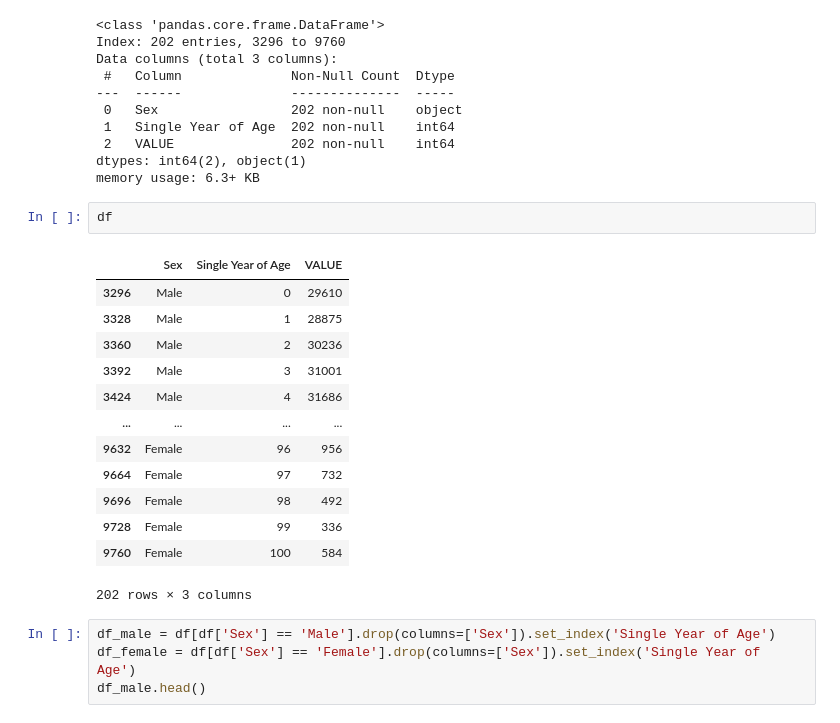
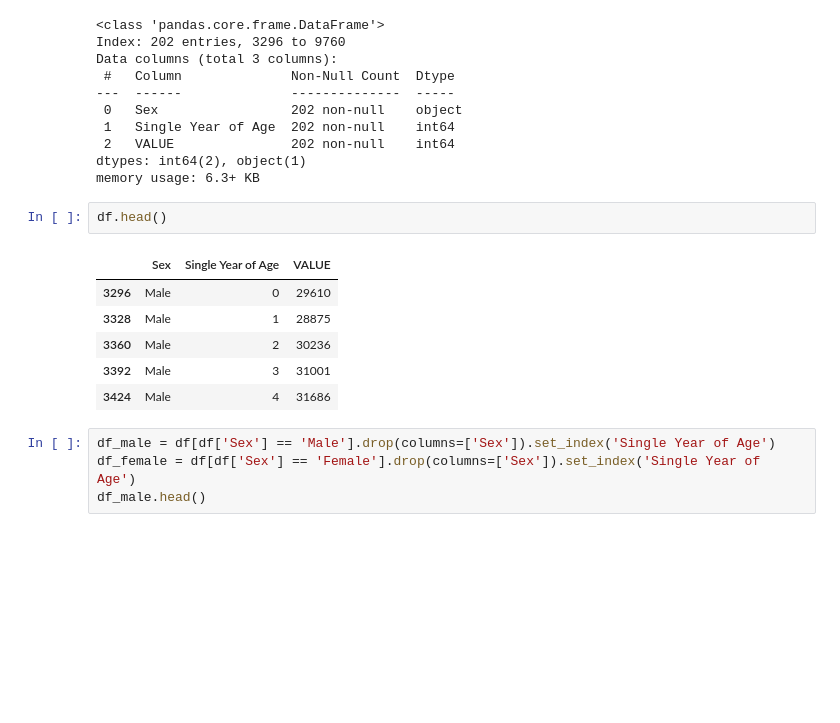
Before and after one commit to CeamanCollins/PFDA, a Jupyter notebook: assignments/assignment05-population.ipynb, the cells around one changed output. Saved outputs shown, nothing was run; the diff lists cells and outputs as text; blank space fills up the shorter version.

```diff
--- a/assignments/assignment05-population.ipynb
+++ b/assignments/assignment05-population.ipynb
@@ -76,21 +76,14 @@ Data columns (total 3 columns):
 dtypes: int64(2), object(1)
 memory usage: 6.3+ KB
 # %%
-df
+df.head()
 # %% [output]
 |  | Sex | Single Year of Age | VALUE |
 | 3296 | Male | 0 | 29610 |
 | 3328 | Male | 1 | 28875 |
 | 3360 | Male | 2 | 30236 |
 | 3392 | Male | 3 | 31001 |
 | 3424 | Male | 4 | 31686 |
-| ... | ... | ... | ... |
-| 9632 | Female | 96 | 956 |
-| 9664 | Female | 97 | 732 |
-| 9696 | Female | 98 | 492 |
-| 9728 | Female | 99 | 336 |
-| 9760 | Female | 100 | 584 |
-202 rows × 3 columns
 # %%
 df_male = df[df['Sex'] == 'Male'].drop(columns=['Sex']).set_index('Single Year of Age')
 df_female = df[df['Sex'] == 'Female'].drop(columns=['Sex']).set_index('Single Year of Age')
```
Also changed, not shown: 1 other file.
